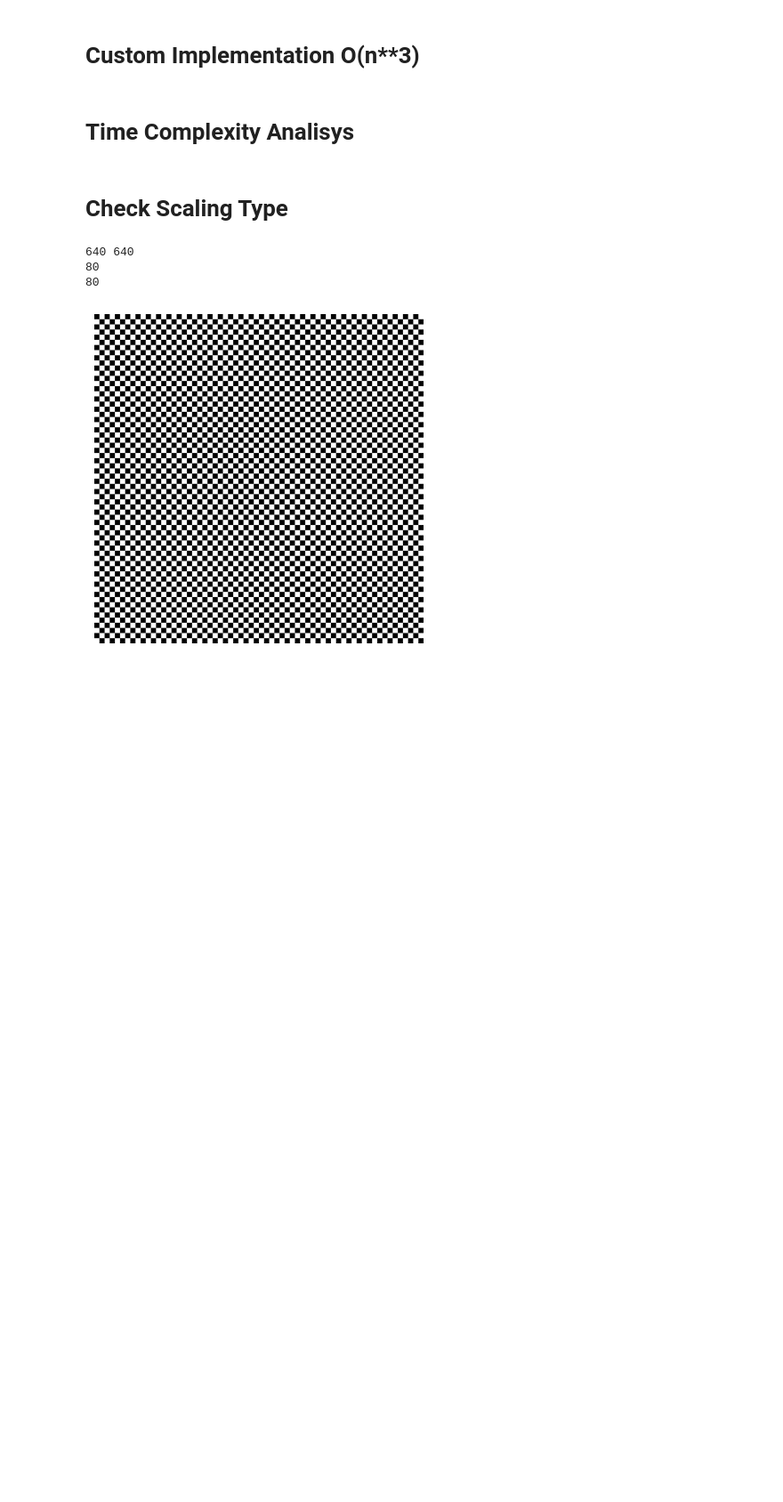
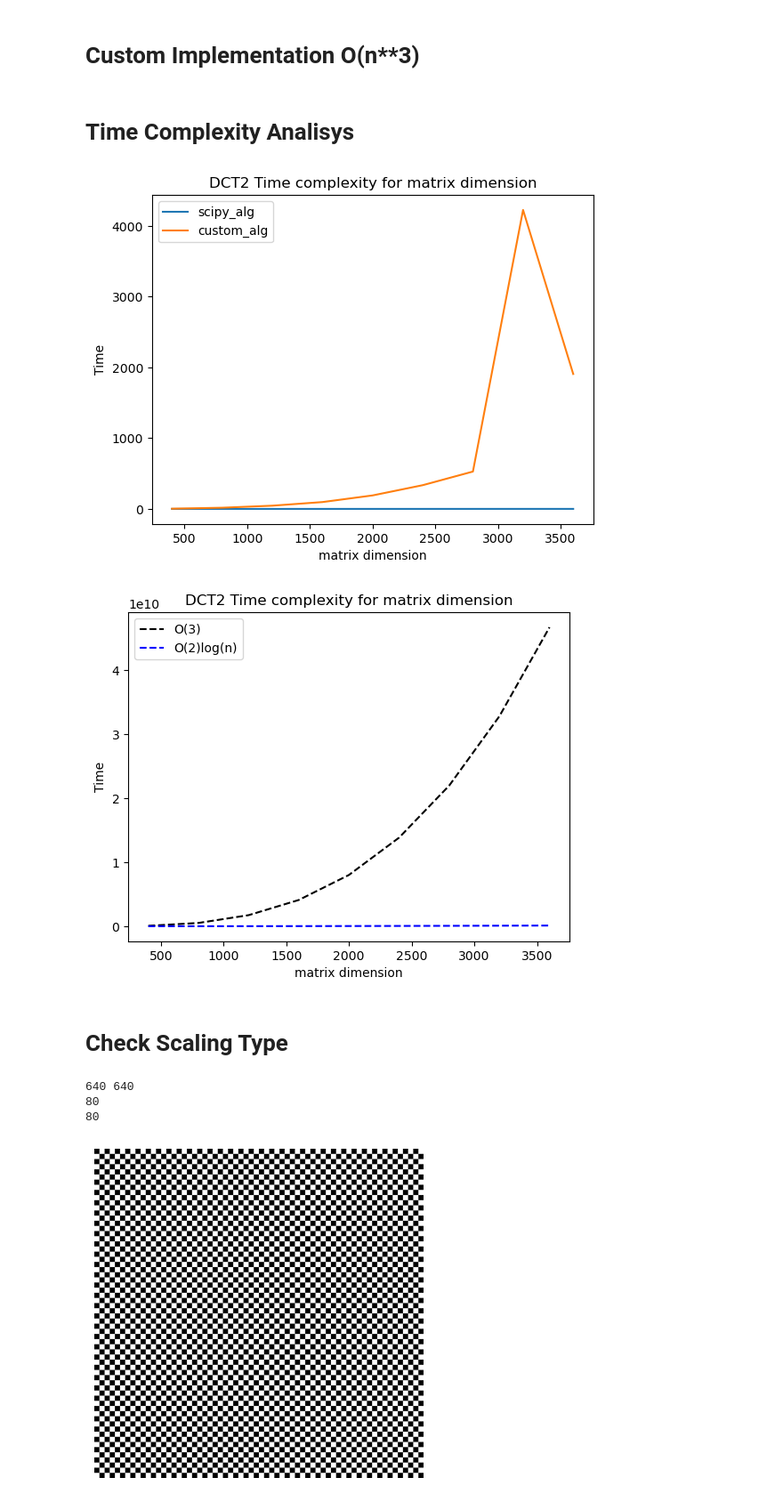
Before and after one commit to SamueleCrispino/discrete-cosine-transform-jpeg-compression, a Jupyter notebook: discrete_cosine_transform.ipynb, the cells around one changed output. Shown: that part at 89% size. Drawn from its saved outputs; the diff is of its cells as text; code cells hidden in the pictures; blank space fills up the shorter version.

```diff
--- a/discrete_cosine_transform.ipynb
+++ b/discrete_cosine_transform.ipynb
@@ -144,7 +144,7 @@ def run_algorithm(alg, matrix):
     start = time.time()
     alg(matrix)
     end = time.time()
-    elapsed = np.log(end - start)
+    elapsed = end - start
 
     #print(alg)
     #print("elapsed time: ", elapsed)
@@ -159,13 +159,12 @@ def iteration(min_dim, max_dim, step):
     o2_logN = []
     x = []
 
-    test = [800, 5000, 10000]
-    max_dim = len(test)
 
-    with tqdm(total = max_dim) as pbar:
-        for n in test:
-            o3.append(np.log(n**3))
-            o2_logN.append(np.log(n**2*np.log(n)))
+
+    with tqdm(total = max_dim - min_dim) as pbar:
+        for n in range(min_dim, max_dim, step):
+            o3.append(n**3)
+            o2_logN.append(n**2*np.log(n))
 
             x.append(n)
 
@@ -174,37 +173,40 @@ def iteration(min_dim, max_dim, step):
             scipy_alg.append(run_algorithm(dct2_scipy, matrix))
             custom_alg.append(run_algorithm(custom_dct2, matrix))
 
-            pbar.update(1)
+            pbar.update(step)
 
     return o3, o2_logN, x, scipy_alg, custom_alg
 # %%
-o3, o2_logN, x, scipy_alg, custom_alg = iteration(800, 2000, 200)
+o3, o2_logN, x, scipy_alg, custom_alg = iteration(400, 4000, 400)
 # %%
 
 
 
 plt.plot(x, scipy_alg, label = "scipy_alg")
 plt.plot(x, custom_alg, label = "custom_alg")
 
 
 plt.title("DCT2 Time complexity for matrix dimension")
 plt.xlabel("matrix dimension")
-plt.ylabel("Time logarithm")
+plt.ylabel("Time")
 
 plt.legend()
 plt.show()
 
 
 plt.plot(x, o3, label = "O(3)", linestyle='--',  color='black')
 plt.plot(x, o2_logN, label = "O(2)log(n)", linestyle='--', color='blue')
 
 
 plt.title("DCT2 Time complexity for matrix dimension")
 plt.xlabel("matrix dimension")
-plt.ylabel("Time logarithm")
+plt.ylabel("Time")
 
 plt.legend()
 plt.show()
+# %% [output]
+[figure, added]
+[figure, added]
 # %% [markdown]
 # Check Scaling Type
 # %%
```
Also changed, not shown: parts of 1 cell of this notebook, 3 other files.
